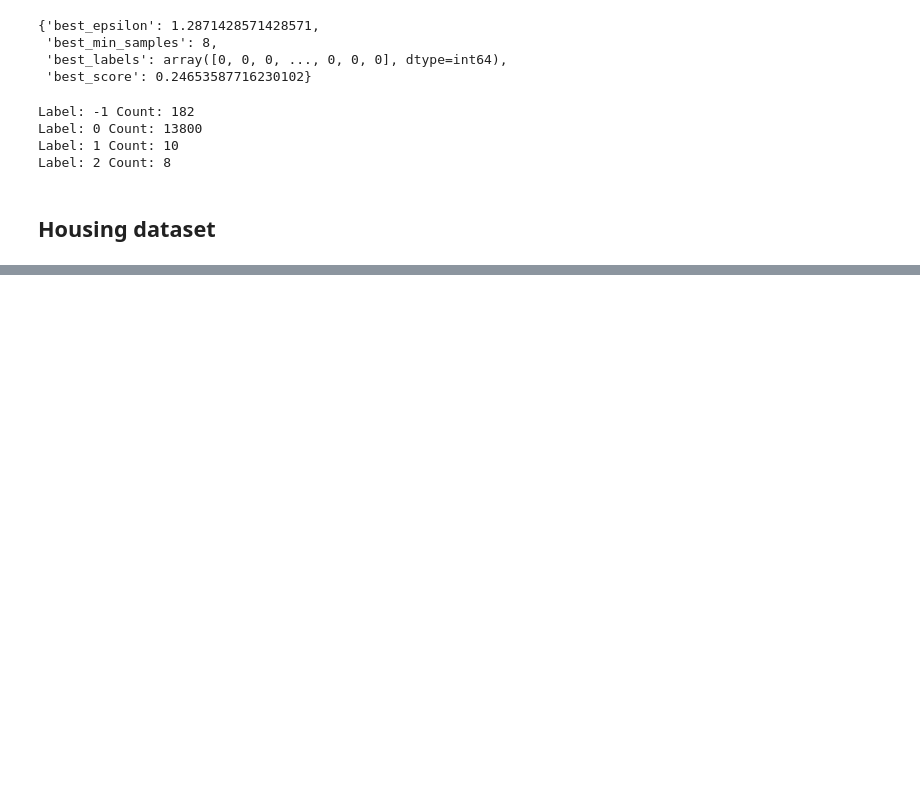
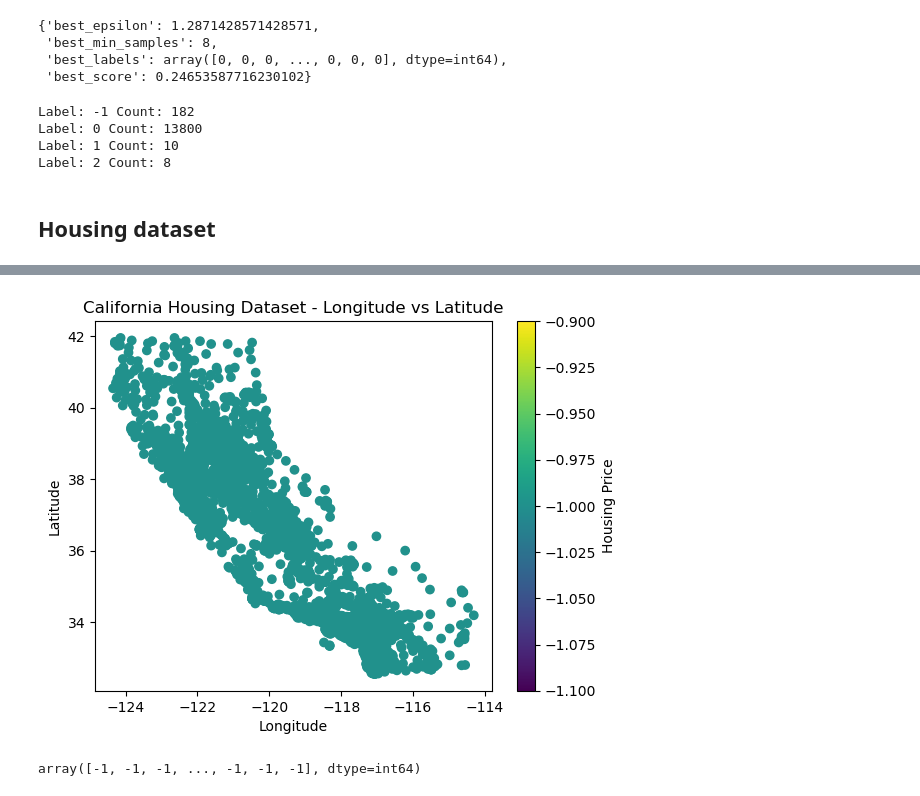
Before and after one commit to twahih/DM5230, a Jupyter notebook: HWK3/Problem3.ipynb, the cells around one changed output, grey strips where cells are left out. Drawn from its saved outputs; the diff is of its cells as text; code cells hidden in the pictures; blank space fills up the shorter version.

```diff
--- a/HWK3/Problem3.ipynb
+++ b/HWK3/Problem3.ipynb
@@ -374,0 +372,16 @@ plt.show()
+# %%
+dbscan_medel = DBSCAN().fit(X_train)
+# %%
+# Plot longitude and latitude
+plt.scatter(X_train['Longitude'], X_train['Latitude'], c=dbscan_medel.labels_)
+plt.xlabel('Longitude')
+plt.ylabel('Latitude')
+plt.title('California Housing Dataset - Longitude vs Latitude')
+plt.colorbar(label='Housing Price')
+plt.show()
+# %% [output]
+[figure, added]
+# %%
+dbscan_medel.labels_
+# %% [output]
+array([-1, -1, -1, ..., -1, -1, -1], dtype=int64)
```
Also changed, not shown: parts of 3 cells of this notebook, 1 other file.
